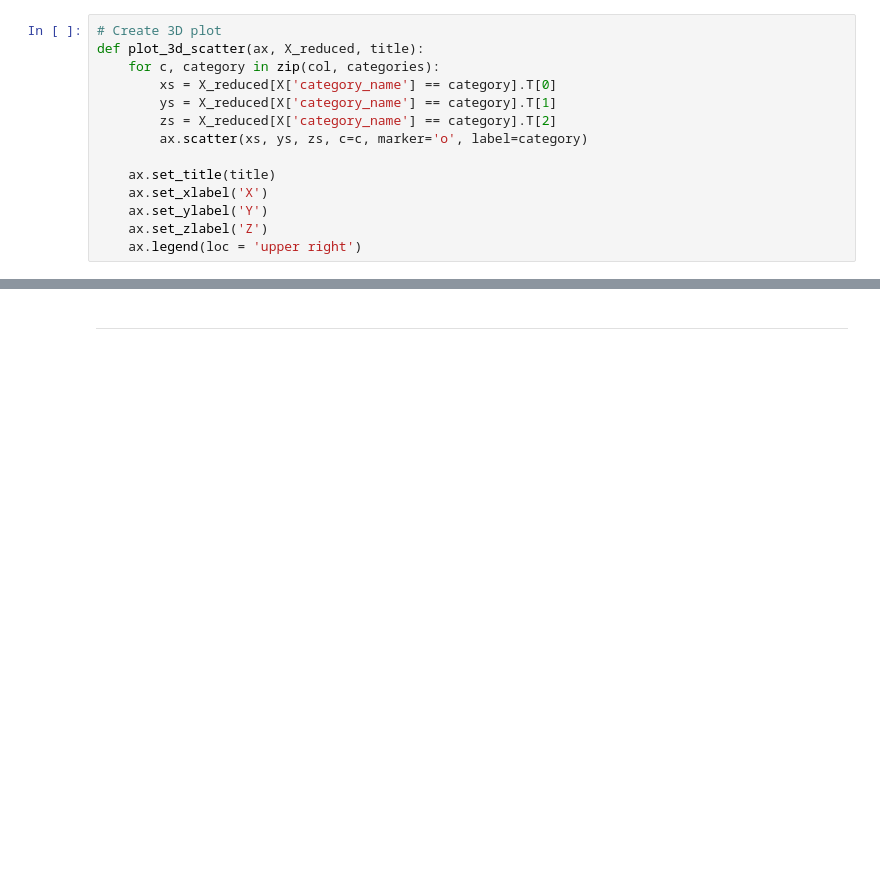
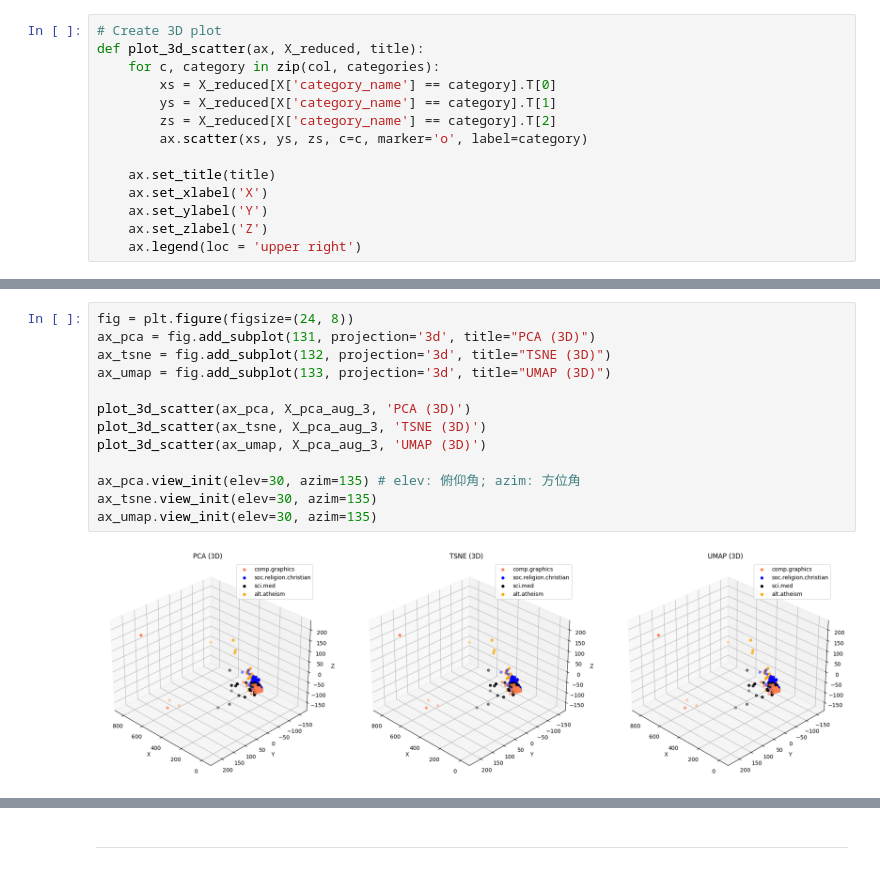
Before and after one commit to hhhwei23/DM2024-Lab1-Master, a Jupyter notebook: DM2024-Lab1-Master.ipynb, the cells around one changed output, grey strips where cells are left out. Cells and saved outputs as stored; diff of their text form; blank space fills up the shorter version.

```diff
--- a/DM2024-Lab1-Master.ipynb
+++ b/DM2024-Lab1-Master.ipynb
@@ -2238,0 +2274,15 @@ plt.show()
+# %%
+fig = plt.figure(figsize=(24, 8))
+ax_pca = fig.add_subplot(131, projection='3d', title="PCA (3D)")
+ax_tsne = fig.add_subplot(132, projection='3d', title="TSNE (3D)")
+ax_umap = fig.add_subplot(133, projection='3d', title="UMAP (3D)")
+
+plot_3d_scatter(ax_pca, X_pca_aug_3, 'PCA (3D)')
+plot_3d_scatter(ax_tsne, X_pca_aug_3, 'TSNE (3D)')
+plot_3d_scatter(ax_umap, X_pca_aug_3, 'UMAP (3D)')
+
+ax_pca.view_init(elev=30, azim=135) # elev: 俯仰角; azim: 方位角
+ax_tsne.view_init(elev=30, azim=135)
+ax_umap.view_init(elev=30, azim=135)
+# %% [output]
+[figure, added]
```
Also changed, not shown: parts of 32 cells of this notebook, 3 other files.
